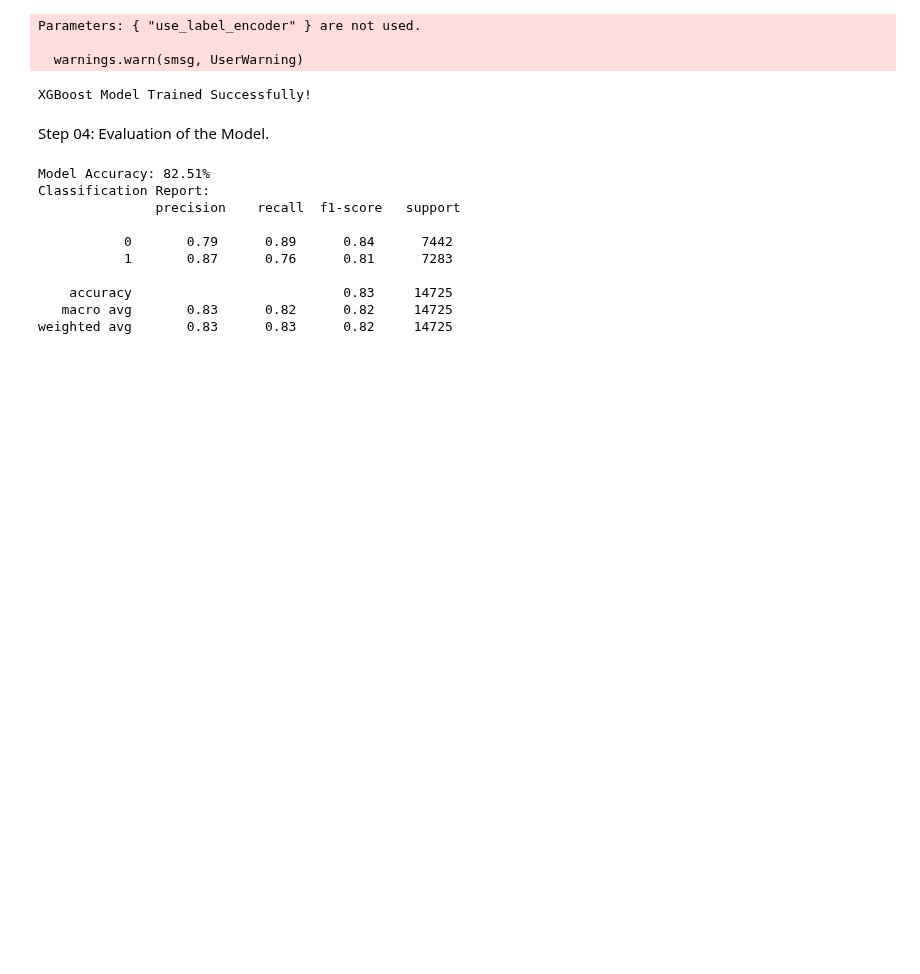
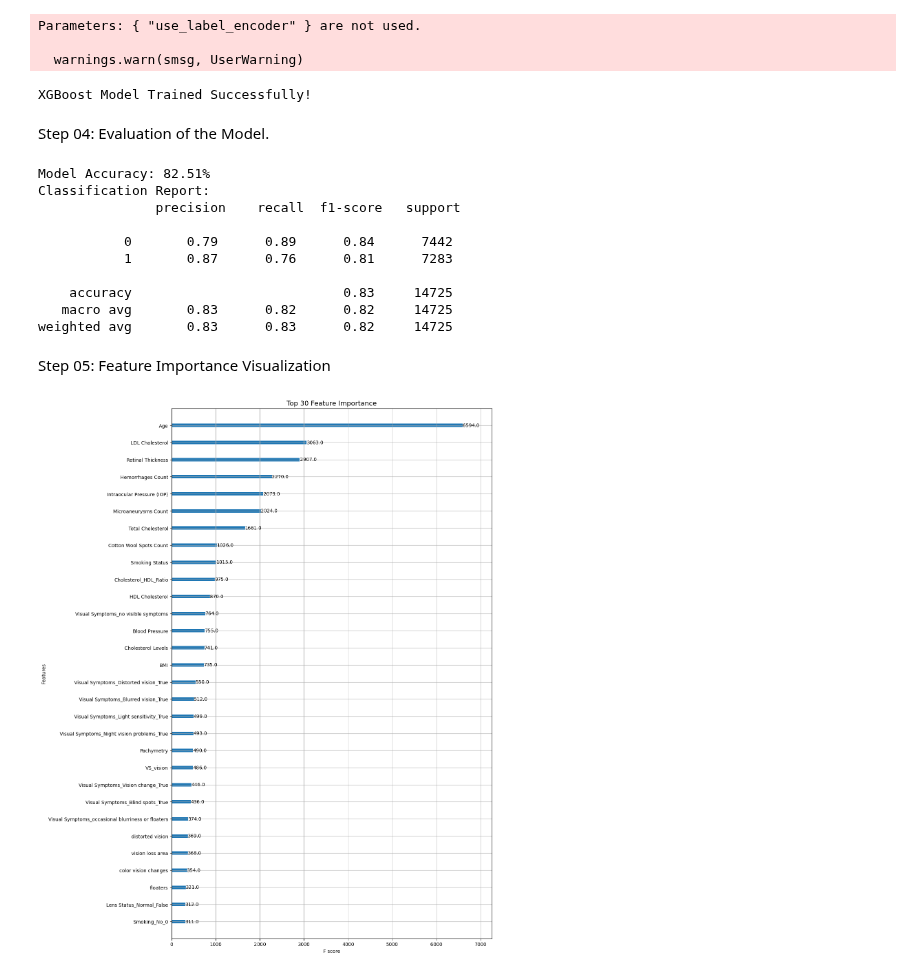
Before and after one commit to DinurakshanRavichandran/Visio-Glance, a Jupyter notebook: unified_eye_disease_detection_corrected.ipynb, the cells around one changed output. Saved outputs shown, nothing was run; the diff lists cells and outputs as text; code cells hidden in the pictures; blank space fills up the shorter version.

Commit message:
Feature Importance Visualization plot.

```diff
--- a/unified_eye_disease_detection_corrected.ipynb
+++ b/unified_eye_disease_detection_corrected.ipynb
@@ -200,3 +200,17 @@ Classification Report:
     accuracy                           0.83     14725
    macro avg       0.83      0.82      0.82     14725
 weighted avg       0.83      0.83      0.82     14725
+# %% [markdown]
+Step 05: Feature Importance Visualization
+# %%
+import matplotlib.pyplot as plt
+import numpy as np
+from xgboost import plot_importance
+
+# Set figure size and sort features by importance
+fig, ax = plt.subplots(figsize=(12, 20))  # Increased height for better readability
+plot_importance(model, ax=ax, max_num_features=30)  # Show only the top 30 features
+plt.title("Top 30 Feature Importance", fontsize=14)
+plt.show()
+# %% [output]
+[figure, added]
```
Also changed, not shown: parts of 3 cells of this notebook.
